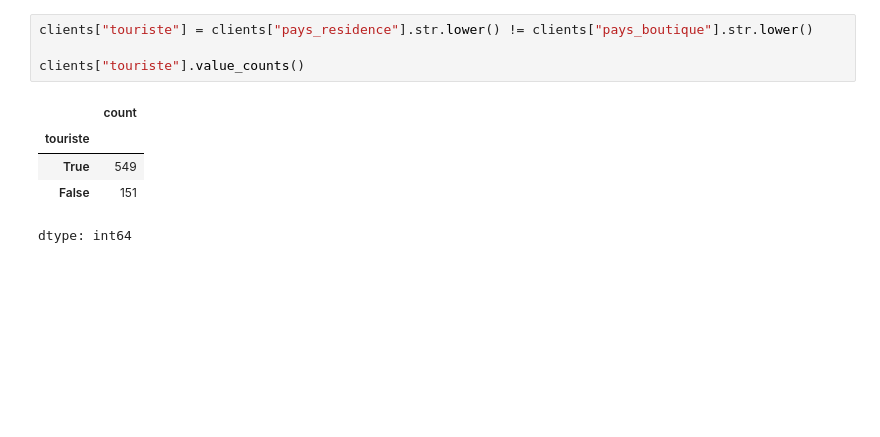
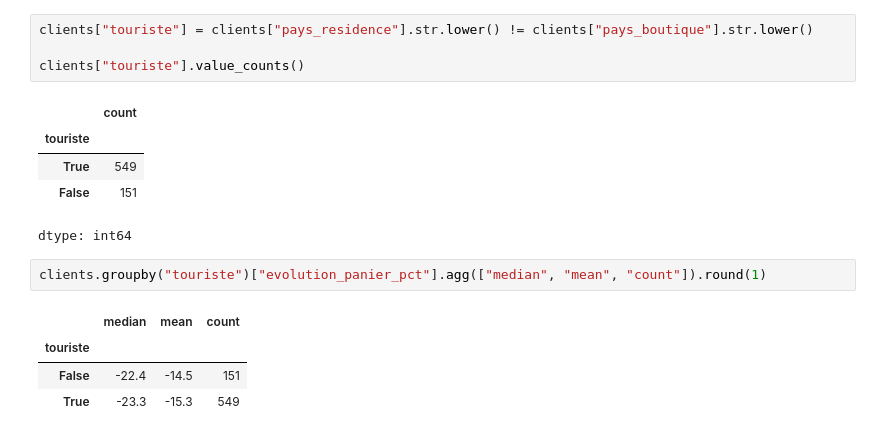
Before and after one commit to maureljean55/atelier-saint-honore, a Jupyter notebook: 02- q1_q2_descriptif.ipynb, the cells around one changed output. Drawn from its saved outputs; the diff is of its cells as text; blank space fills up the shorter version.

Commit message:
comparaison de la baisse touristes vs résidents (pas de différence)

```diff
--- a/02- q1_q2_descriptif.ipynb
+++ b/02- q1_q2_descriptif.ipynb
@@ -91,3 +91,10 @@ clients["touriste"].value_counts()
 | True | 549 |
 | False | 151 |
 dtype: int64
+# %%
+clients.groupby("touriste")["evolution_panier_pct"].agg(["median", "mean", "count"]).round(1)
+# %% [output]
+|  | median | mean | count |
+| touriste |  |  |  |
+| False | -22.4 | -14.5 | 151 |
+| True | -23.3 | -15.3 | 549 |
```
